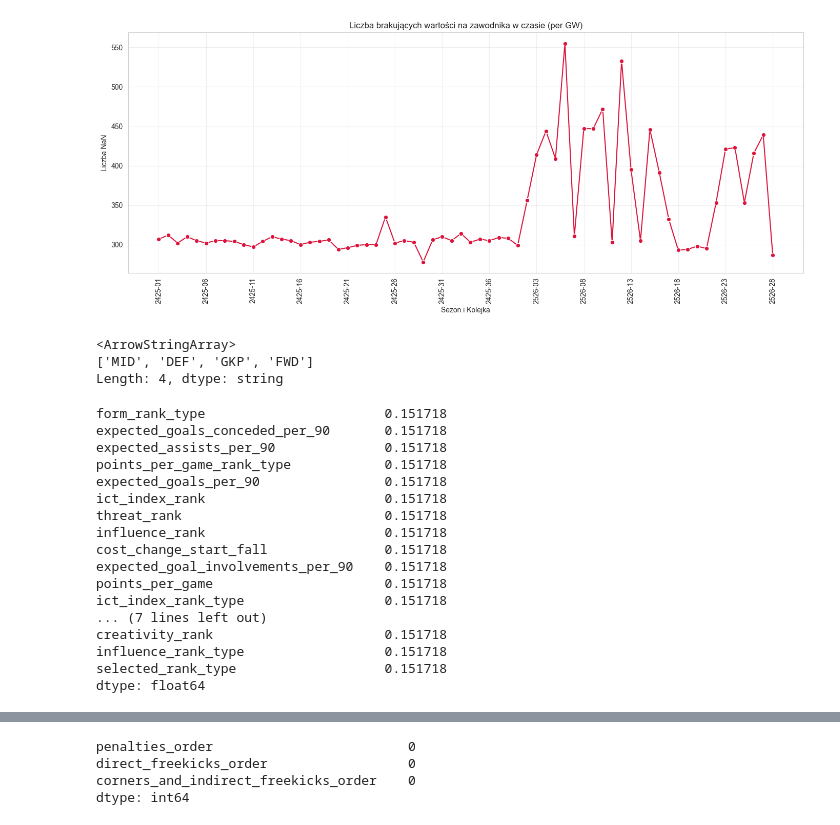
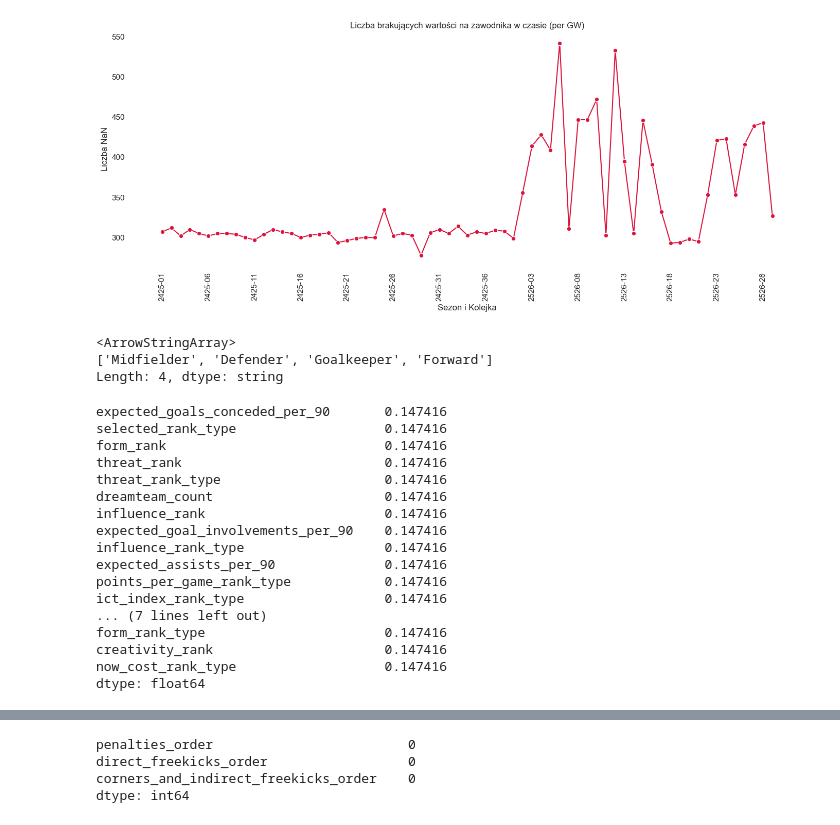
Before and after one commit to ruus77/FPL-Points-Predictions, a Jupyter notebook: Notebooks/Data_Preparation/Data_Cleaning.ipynb, the cells around one changed output, grey strips where cells are left out. Saved outputs shown, nothing was run; the diff lists cells and outputs as text; code cells hidden in the pictures.

```diff
--- a/Notebooks/Data_Preparation/Data_Cleaning.ipynb
+++ b/Notebooks/Data_Preparation/Data_Cleaning.ipynb
@@ -15,6 +24,5 @@ data.columns = data.columns.str.lower()
 # %%
-data["season_id"] = data.season.str.replace("-", "", regex=True).str.replace("20", "", regex=True).astype(int)
-data.drop(columns="season", inplace=True)
+data["season_id"] = data.season_id.str.replace("-", "", regex=True).str.replace("20", "", regex=True).astype(int)
 # %%
 data = sort_data(data)
 data.head()
@@ -90,16 +98,16 @@ plt.grid(axis='y', alpha=0.5)
 # %%
 plt.figure(figsize=(14, 6))
 
-sns.lineplot(data=data.isna().sum(axis=1).groupby(data['season_id'].astype(str) + "-" + data['gw'].astype(str).str.zfill(2)).count(),
+sns.lineplot(data=data.isna().sum(axis=1).groupby(data['season_id'].astype(str) + "-" + data['gw_id'].astype(str).str.zfill(2)).count(),
              color='crimson', marker='o')
 
 plt.title("Liczba brakujących wartości na zawodnika w czasie (per GW)")
 plt.ylabel("Liczba NaN")
 plt.xlabel("Sezon i Kolejka")
 
-plt.xticks(range(0, data[['season_id', 'gw']].drop_duplicates().shape[0], 5), rotation=90)
+plt.xticks(range(0, data[['season_id', 'gw_id']].drop_duplicates().shape[0], 5), rotation=90)
 plt.tight_layout()
 plt.grid(alpha=0.3)
 # %% [output]
-[figure, old version]
+[figure, new version]
 # %%
@@ -112,30 +120,30 @@ data['position'] = data['position'].replace({
 # %%
 data_w_nan = data.copy()
 # %%
-data_w_nan.position.unique()
+data_w_nan.position_id.unique()
 # %% [output]
 <ArrowStringArray>
-['MID', 'DEF', 'GKP', 'FWD']
+['Midfielder', 'Defender', 'Goalkeeper', 'Forward']
 Length: 4, dtype: string
 # %%
 s[s<.3]
 # %% [output]
-form_rank_type                       0.151718
-expected_goals_conceded_per_90       0.151718
-expected_assists_per_90              0.151718
-points_per_game_rank_type            0.151718
-expected_goals_per_90                0.151718
-ict_index_rank                       0.151718
-threat_rank                          0.151718
-influence_rank                       0.151718
-cost_change_start_fall               0.151718
-expected_goal_involvements_per_90    0.151718
-points_per_game                      0.151718
-ict_index_rank_type                  0.151718
+expected_goals_conceded_per_90       0.147416
+selected_rank_type                   0.147416
+form_rank                            0.147416
+threat_rank                          0.147416
+threat_rank_type                     0.147416
+dreamteam_count                      0.147416
+influence_rank                       0.147416
+expected_goal_involvements_per_90    0.147416
+influence_rank_type                  0.147416
+expected_assists_per_90              0.147416
+points_per_game_rank_type            0.147416
+ict_index_rank_type                  0.147416
 ... (7 lines left out)
-creativity_rank                      0.151718
-influence_rank_type                  0.151718
-selected_rank_type                   0.151718
+form_rank_type                       0.147416
+creativity_rank                      0.147416
+now_cost_rank_type                   0.147416
 dtype: float64
 # %%
 data_w_nan = data_w_nan.assign(
```
Also changed, not shown: parts of 33 cells of this notebook, 9 other files.
